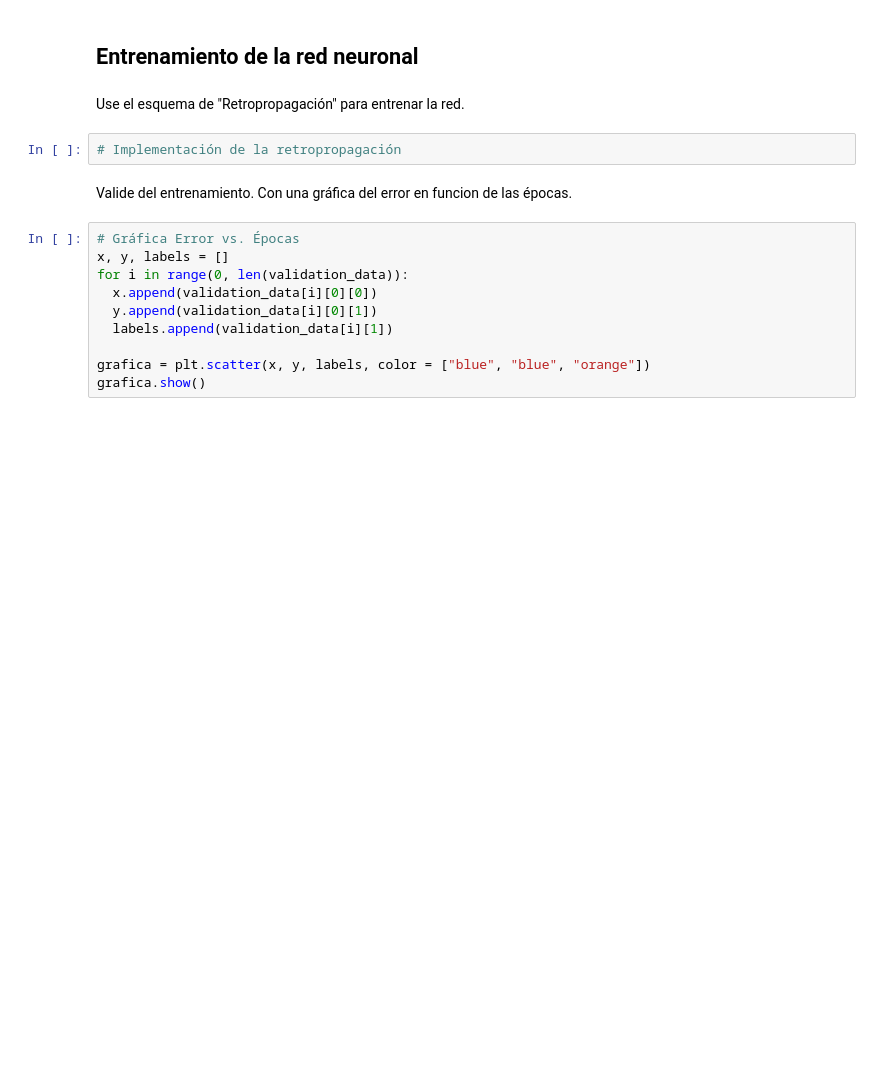
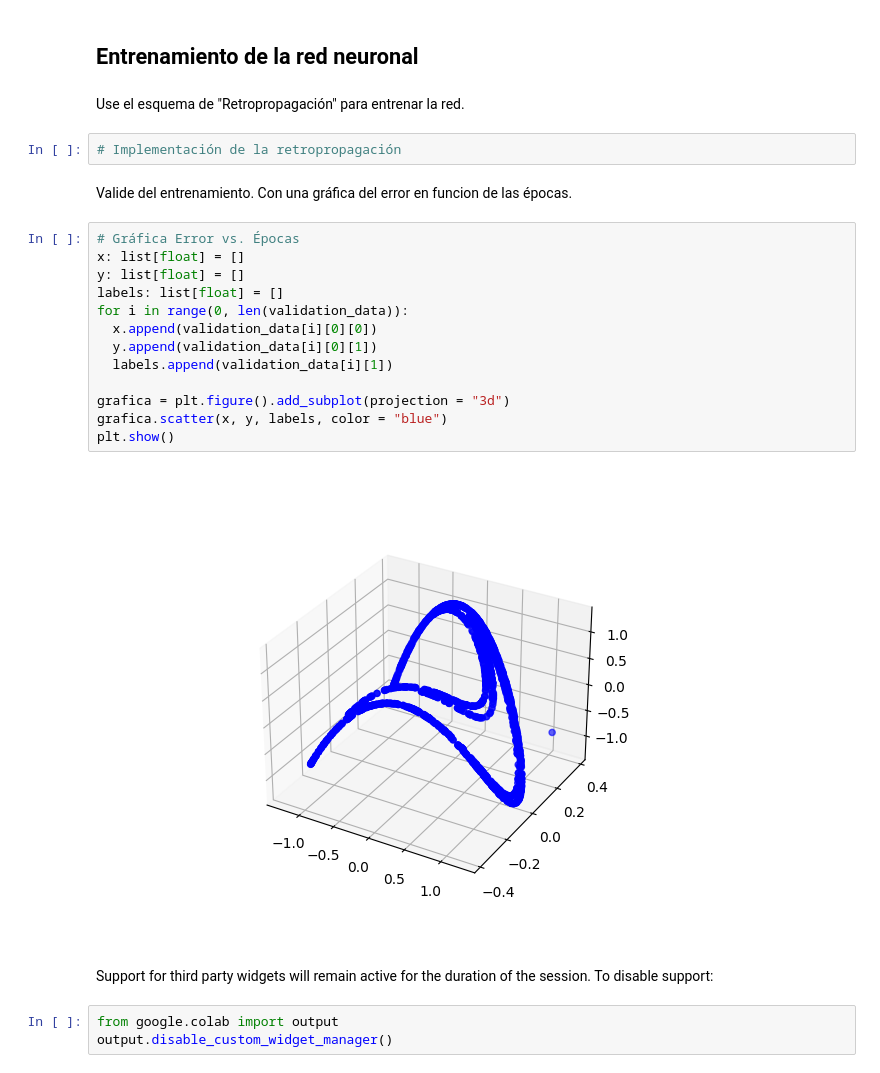
Before and after one commit to AndyMine12/practicasIA, a Jupyter notebook: Proyecto 1 - Forero Madera.ipynb, the cells around one changed output. Saved outputs shown, nothing was run; the diff lists cells and outputs as text; blank space fills up the shorter version.

Commit message:
fix 3d plotting errors

```diff
--- a/Proyecto 1 - Forero Madera.ipynb
+++ b/Proyecto 1 - Forero Madera.ipynb
@@ -104,11 +127,21 @@ Use el esquema de "Retropropagación" para entrenar la red.
 Valide del entrenamiento. Con una gráfica del error en funcion de las épocas.
 # %%
 # Gráfica Error vs. Épocas
-x, y, labels = []
+x: list[float] = []
+y: list[float] = []
+labels: list[float] = []
 for i in range(0, len(validation_data)):
   x.append(validation_data[i][0][0])
   y.append(validation_data[i][0][1])
   labels.append(validation_data[i][1])
 
-grafica = plt.scatter(x, y, labels, color = ["blue", "blue", "orange"])
-grafica.show()
+grafica = plt.figure().add_subplot(projection = "3d")
+grafica.scatter(x, y, labels, color = "blue")
+plt.show()
+# %% [output]
+[figure, added]
+# %% [markdown]
+Support for third party widgets will remain active for the duration of the session. To disable support:
+# %%
+from google.colab import output
+output.disable_custom_widget_manager()
```
Also changed, not shown: parts of 2 cells of this notebook.
